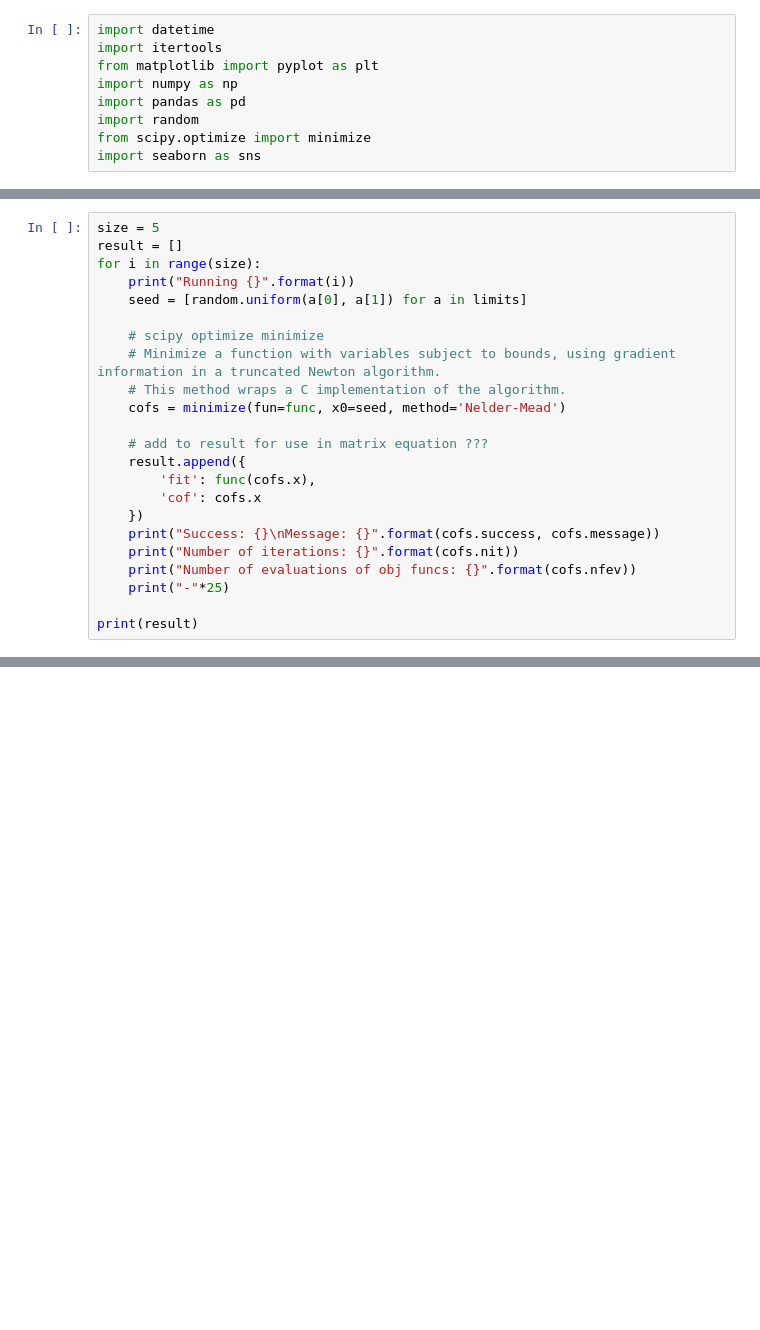
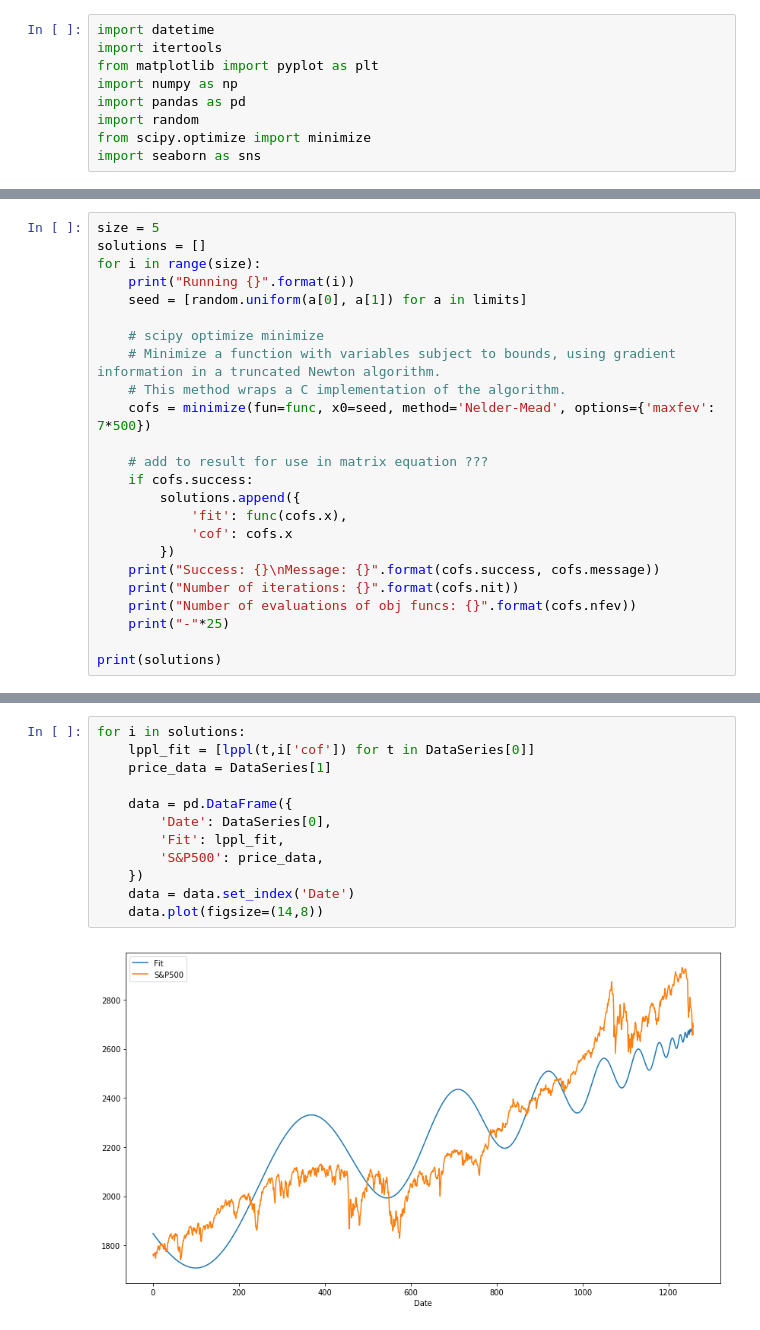
Before and after one commit to Joshwani/learning-lppl, a Jupyter notebook: fitting the lppl to sp500.ipynb, the cells around one changed output, grey strips where cells are left out. Saved outputs shown, nothing was run; the diff lists cells and outputs as text; blank space fills up the shorter version.

```diff
--- a/fitting the lppl to sp500.ipynb
+++ b/fitting the lppl to sp500.ipynb
@@ -153,7 +158,7 @@ limits = (
 )
 # %%
 size = 5
-result = []
+solutions = []
 for i in range(size):
     print("Running {}".format(i))
     seed = [random.uniform(a[0], a[1]) for a in limits]
@@ -161,19 +166,20 @@ for i in range(size):
     # scipy optimize minimize
     # Minimize a function with variables subject to bounds, using gradient information in a truncated Newton algorithm.
     # This method wraps a C implementation of the algorithm.
-    cofs = minimize(fun=func, x0=seed, method='Nelder-Mead')
+    cofs = minimize(fun=func, x0=seed, method='Nelder-Mead', options={'maxfev': 7*500})
 
     # add to result for use in matrix equation ???
-    result.append({
-        'fit': func(cofs.x),
-        'cof': cofs.x
-    })
+    if cofs.success:
+        solutions.append({
+            'fit': func(cofs.x),
+            'cof': cofs.x
+        })
     print("Success: {}\nMessage: {}".format(cofs.success, cofs.message))
     print("Number of iterations: {}".format(cofs.nit))
     print("Number of evaluations of obj funcs: {}".format(cofs.nfev))
     print("-"*25)
 
-print(result)
+print(solutions)
 # %% [output]
 Running 0
 Success: False
@@ -195,0 +202,14 @@ Running 2
+# %%
+for i in solutions:
+    lppl_fit = [lppl(t,i['cof']) for t in DataSeries[0]]
+    price_data = DataSeries[1]
+
+    data = pd.DataFrame({
+        'Date': DataSeries[0],
+        'Fit': lppl_fit,
+        'S&P500': price_data,
+    })
+    data = data.set_index('Date')
+    data.plot(figsize=(14,8))
+# %% [output]
+[figure, added]
```
Also changed, not shown: parts of 4 cells of this notebook.
